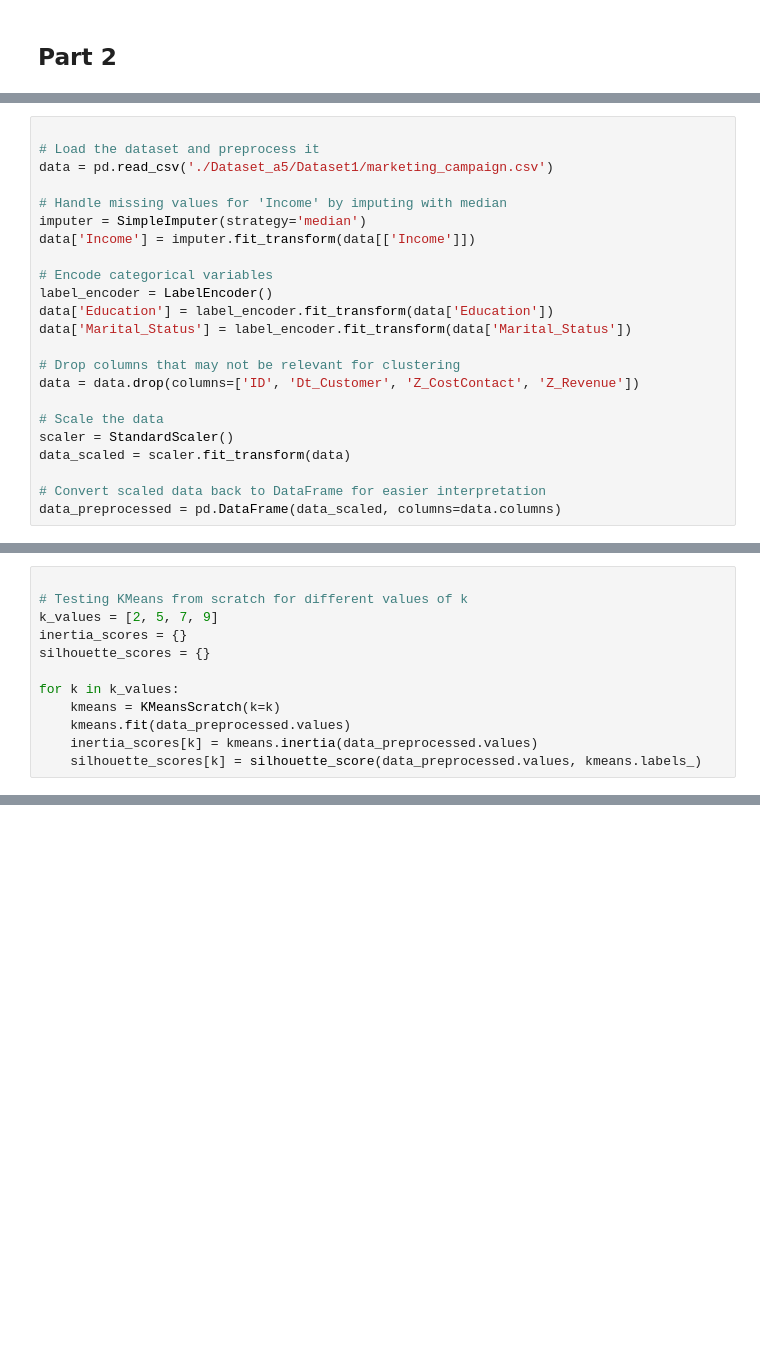
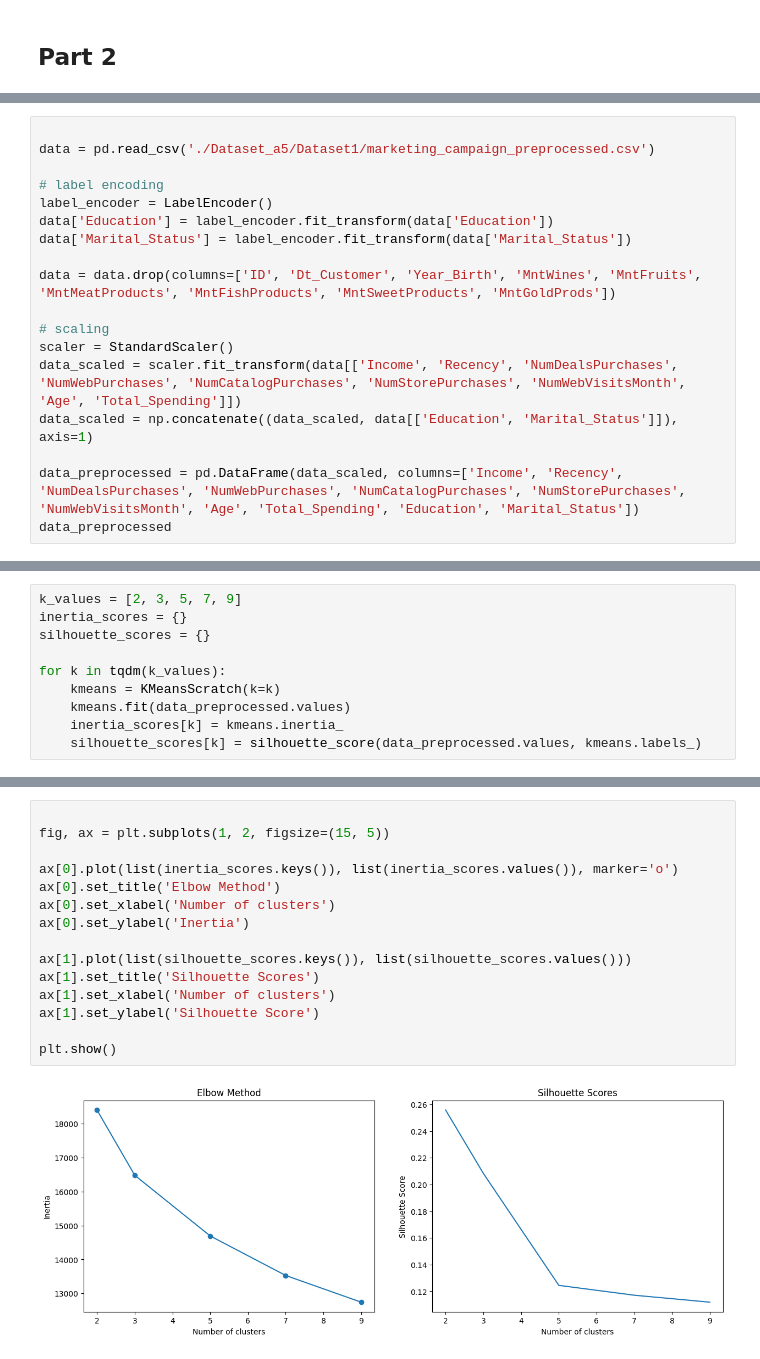
Before and after one commit to arghyawning/data-analytics-1-assignments, a Jupyter notebook: a5/Part2.ipynb, the cells around one changed output, grey strips where cells are left out. Drawn from its saved outputs; the diff is of its cells as text; blank space fills up the shorter version.

```diff
--- a/a5/Part2.ipynb
+++ b/a5/Part2.ipynb
@@ -11,23 +13,18 @@ from sklearn.cluster import KMeans, AgglomerativeClustering, DBSCAN
 # %%
 
-# Load the dataset and preprocess it
-data = pd.read_csv('./Dataset_a5/Dataset1/marketing_campaign.csv')
+data = pd.read_csv('./Dataset_a5/Dataset1/marketing_campaign_preprocessed.csv')
 
-# Handle missing values for 'Income' by imputing with median
-imputer = SimpleImputer(strategy='median')
-data['Income'] = imputer.fit_transform(data[['Income']])
-
-# Encode categorical variables
+# label encoding
 label_encoder = LabelEncoder()
 data['Education'] = label_encoder.fit_transform(data['Education'])
 data['Marital_Status'] = label_encoder.fit_transform(data['Marital_Status'])
 
-# Drop columns that may not be relevant for clustering
-data = data.drop(columns=['ID', 'Dt_Customer', 'Z_CostContact', 'Z_Revenue'])
+data = data.drop(columns=['ID', 'Dt_Customer', 'Year_Birth', 'MntWines', 'MntFruits', 'MntMeatProducts', 'MntFishProducts', 'MntSweetProducts', 'MntGoldProds'])
 
-# Scale the data
+# scaling
 scaler = StandardScaler()
-data_scaled = scaler.fit_transform(data)
+data_scaled = scaler.fit_transform(data[['Income', 'Recency', 'NumDealsPurchases', 'NumWebPurchases', 'NumCatalogPurchases', 'NumStorePurchases', 'NumWebVisitsMonth', 'Age', 'Total_Spending']])
+data_scaled = np.concatenate((data_scaled, data[['Education', 'Marital_Status']]), axis=1)
 
-# Convert scaled data back to DataFrame for easier interpretation
-data_preprocessed = pd.DataFrame(data_scaled, columns=data.columns)
+data_preprocessed = pd.DataFrame(data_scaled, columns=['Income', 'Recency', 'NumDealsPurchases', 'NumWebPurchases', 'NumCatalogPurchases', 'NumStorePurchases', 'NumWebVisitsMonth', 'Age', 'Total_Spending', 'Education', 'Marital_Status'])
+data_preprocessed
@@ -117,12 +103,10 @@ def silhouette_score(data, labels):
 # %%
-
-# Testing KMeans from scratch for different values of k
-k_values = [2, 5, 7, 9]
+k_values = [2, 3, 5, 7, 9]
 inertia_scores = {}
 silhouette_scores = {}
 
-for k in k_values:
+for k in tqdm(k_values):
     kmeans = KMeansScratch(k=k)
     kmeans.fit(data_preprocessed.values)
-    inertia_scores[k] = kmeans.inertia(data_preprocessed.values)
+    inertia_scores[k] = kmeans.inertia_
     silhouette_scores[k] = silhouette_score(data_preprocessed.values, kmeans.labels_)
@@ -147,0 +113,17 @@ Silhouette Score for k=9: 0.10273716303571782
+# %%
+
+fig, ax = plt.subplots(1, 2, figsize=(15, 5))
+
+ax[0].plot(list(inertia_scores.keys()), list(inertia_scores.values()), marker='o')
+ax[0].set_title('Elbow Method')
+ax[0].set_xlabel('Number of clusters')
+ax[0].set_ylabel('Inertia')
+
+ax[1].plot(list(silhouette_scores.keys()), list(silhouette_scores.values()))
+ax[1].set_title('Silhouette Scores')
+ax[1].set_xlabel('Number of clusters')
+ax[1].set_ylabel('Silhouette Score')
+
+plt.show()
+# %% [output]
+[figure, added]
```
Also changed, not shown: parts of 10 cells of this notebook.
